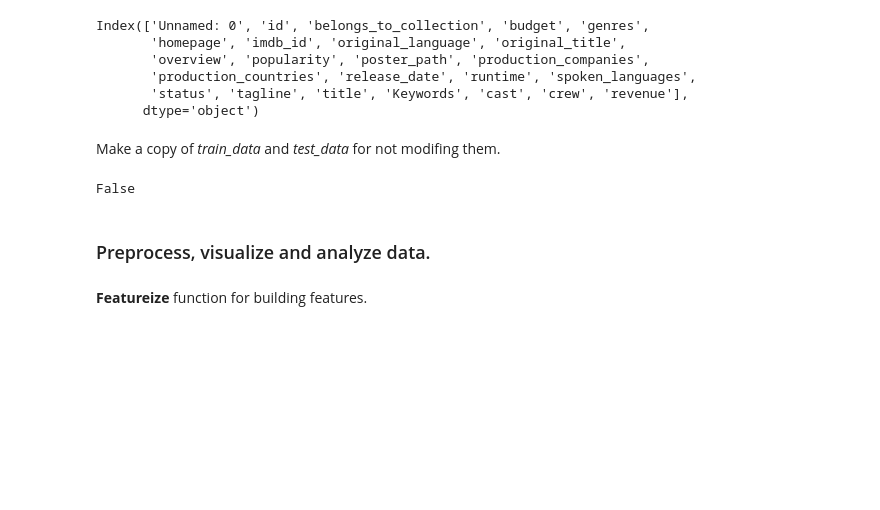
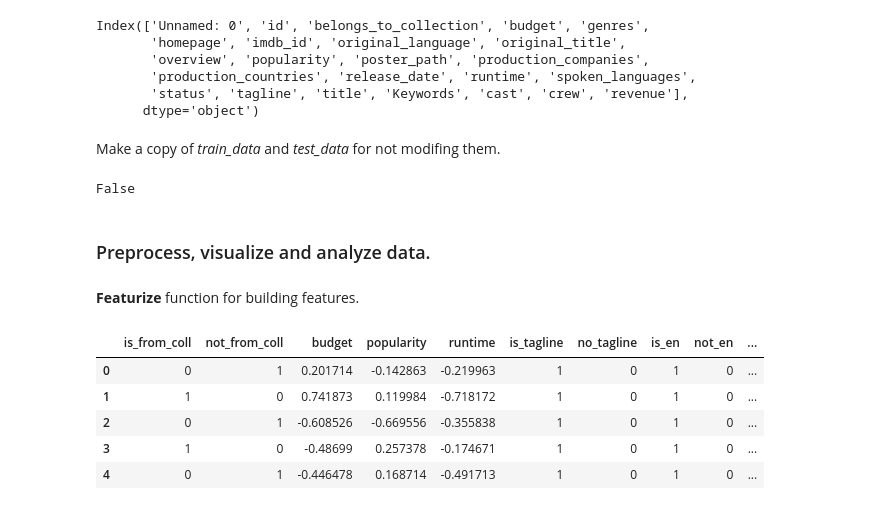
Before and after one commit to tigofat/kaggle_competition, a Jupyter notebook: main_notebook.ipynb, the cells around one changed output. Saved outputs shown, nothing was run; the diff lists cells and outputs as text; code cells hidden in the pictures; blank space fills up the shorter version.

```diff
--- a/main_notebook.ipynb
+++ b/main_notebook.ipynb
@@ -66,18 +69,4 @@ False
 # %% [markdown]
 ### Preprocess, visualize and analyze data.
 # %% [markdown]
-**Featureize** function for building features.
+**Featurize** function for building features.
-# %%
-def featurize(row):
-    """Featurize function for createing features for model(s).
-
-    Parameters
-
-    row : DataFrame object row.
-
-    Returns
-
-    list or numpy.ndarray : feature vector.
-    """
-    # create features
-    pass
@@ -86,0 +73,23 @@ for row in train_data.iterrows():
+# %%
+#valid_y: targets of validation
+valid_y = validation["revenue"]
+
+#train_feat: featurize's train data without target
+#valid_feat: featurize's validation without target
+#train_y: targets of train data
+train_feat, valid_feat, train_y = featurize(train_data, validation)
+
+all_train = pd.read_csv('kaggleDataset/train.csv')
+#all_train_feat: featurized train_data + validation
+#test_feat: featurized test_data
+#target: train_y + valid_y
+all_train_feat, test_feat, target = featurize(all_train, test_data)
+# %%
+train_feat.head()
+# %% [output]
+|  | is_from_coll | not_from_coll | budget | popularity | runtime | is_tagline | no_tagline | is_en | not_en | ... |
+| 0 | 0 | 1 | 0.201714 | -0.142863 | -0.219963 | 1 | 0 | 1 | 0 | ... |
+| 1 | 1 | 0 | 0.741873 | 0.119984 | -0.718172 | 1 | 0 | 1 | 0 | ... |
+| 2 | 0 | 1 | -0.608526 | -0.669556 | -0.355838 | 1 | 0 | 1 | 0 | ... |
+| 3 | 1 | 0 | -0.48699 | 0.257378 | -0.174671 | 1 | 0 | 1 | 0 | ... |
+| 4 | 0 | 1 | -0.446478 | 0.168714 | -0.491713 | 1 | 0 | 1 | 0 | ... |
```
Also changed, not shown: parts of 2 cells of this notebook, 1 other file.
